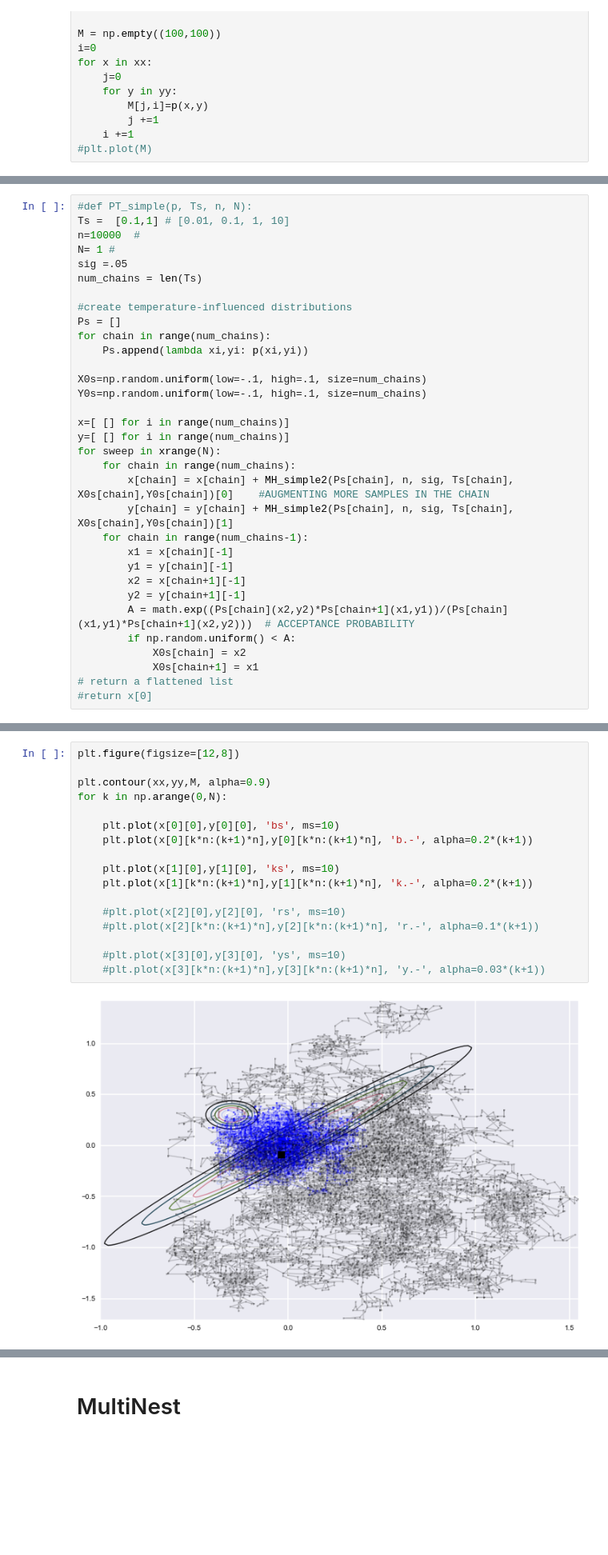
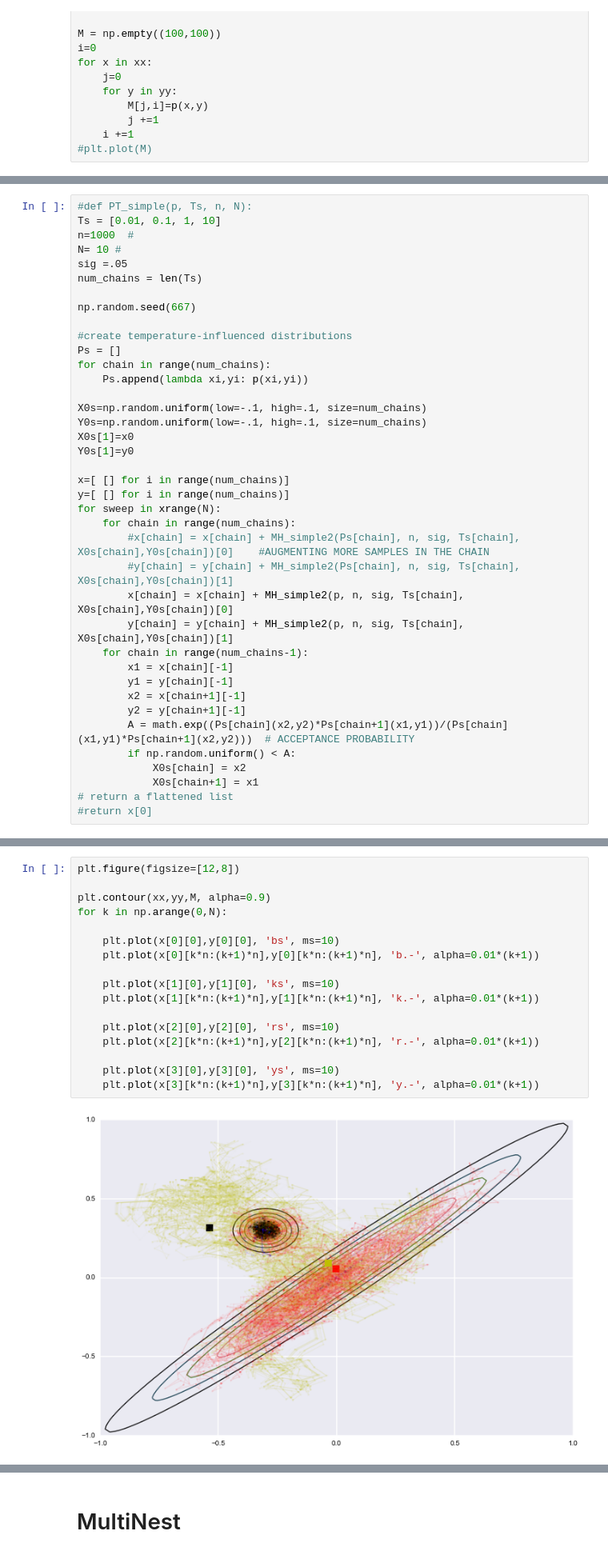
Before and after one commit to AM207/Site, a Jupyter notebook: am207/content/notebooks/Lecture16_AdvancedMCMC.ipynb, the cells around one changed output, grey strips where cells are left out. Shown at 80% size. Saved outputs shown, nothing was run; the diff lists cells and outputs as text; blank space fills up the shorter version.

```diff
--- a/am207/content/notebooks/Lecture16_AdvancedMCMC.ipynb
+++ b/am207/content/notebooks/Lecture16_AdvancedMCMC.ipynb
@@ -259,10 +263,12 @@ plt.plot(xH[1],yH[1], 'ks', ms=10)
 # %%
 #def PT_simple(p, Ts, n, N):
-Ts =  [0.1,1] # [0.01, 0.1, 1, 10]
-n=10000  #
-N= 1 #
+Ts = [0.01, 0.1, 1, 10]
+n=1000  #
+N= 10 #
 sig =.05
 num_chains = len(Ts)
+
+np.random.seed(667)
 
 #create temperature-influenced distributions
 Ps = []
@@ -271,13 +277,17 @@ for chain in range(num_chains):
 
 X0s=np.random.uniform(low=-.1, high=.1, size=num_chains)
 Y0s=np.random.uniform(low=-.1, high=.1, size=num_chains)
+X0s[1]=x0
+Y0s[1]=y0
 
 x=[ [] for i in range(num_chains)]
 y=[ [] for i in range(num_chains)]
 for sweep in xrange(N):
     for chain in range(num_chains):
-        x[chain] = x[chain] + MH_simple2(Ps[chain], n, sig, Ts[chain], X0s[chain],Y0s[chain])[0]    #AUGMENTING MORE SAMPLES IN THE CHAIN
-        y[chain] = y[chain] + MH_simple2(Ps[chain], n, sig, Ts[chain], X0s[chain],Y0s[chain])[1]
+        #x[chain] = x[chain] + MH_simple2(Ps[chain], n, sig, Ts[chain], X0s[chain],Y0s[chain])[0]    #AUGMENTING MORE SAMPLES IN THE CHAIN
+        #y[chain] = y[chain] + MH_simple2(Ps[chain], n, sig, Ts[chain], X0s[chain],Y0s[chain])[1]
+        x[chain] = x[chain] + MH_simple2(p, n, sig, Ts[chain], X0s[chain],Y0s[chain])[0]
+        y[chain] = y[chain] + MH_simple2(p, n, sig, Ts[chain], X0s[chain],Y0s[chain])[1]
     for chain in range(num_chains-1):
         x1 = x[chain][-1]
         y1 = y[chain][-1]
@@ -296,20 +306,20 @@ N
 # %%
 plt.figure(figsize=[12,8])
 
 plt.contour(xx,yy,M, alpha=0.9)
 for k in np.arange(0,N):
 
     plt.plot(x[0][0],y[0][0], 'bs', ms=10)
-    plt.plot(x[0][k*n:(k+1)*n],y[0][k*n:(k+1)*n], 'b.-', alpha=0.2*(k+1))
+    plt.plot(x[0][k*n:(k+1)*n],y[0][k*n:(k+1)*n], 'b.-', alpha=0.01*(k+1))
 
     plt.plot(x[1][0],y[1][0], 'ks', ms=10)
-    plt.plot(x[1][k*n:(k+1)*n],y[1][k*n:(k+1)*n], 'k.-', alpha=0.2*(k+1))
+    plt.plot(x[1][k*n:(k+1)*n],y[1][k*n:(k+1)*n], 'k.-', alpha=0.01*(k+1))
 
-    #plt.plot(x[2][0],y[2][0], 'rs', ms=10)
-    #plt.plot(x[2][k*n:(k+1)*n],y[2][k*n:(k+1)*n], 'r.-', alpha=0.1*(k+1))
+    plt.plot(x[2][0],y[2][0], 'rs', ms=10)
+    plt.plot(x[2][k*n:(k+1)*n],y[2][k*n:(k+1)*n], 'r.-', alpha=0.01*(k+1))
 
-    #plt.plot(x[3][0],y[3][0], 'ys', ms=10)
-    #plt.plot(x[3][k*n:(k+1)*n],y[3][k*n:(k+1)*n], 'y.-', alpha=0.03*(k+1))
+    plt.plot(x[3][0],y[3][0], 'ys', ms=10)
+    plt.plot(x[3][k*n:(k+1)*n],y[3][k*n:(k+1)*n], 'y.-', alpha=0.01*(k+1))
 # %% [output]
-[figure, old version]
+[figure, new version]
 # %%
```
Also changed, not shown: parts of 20 cells of this notebook.
